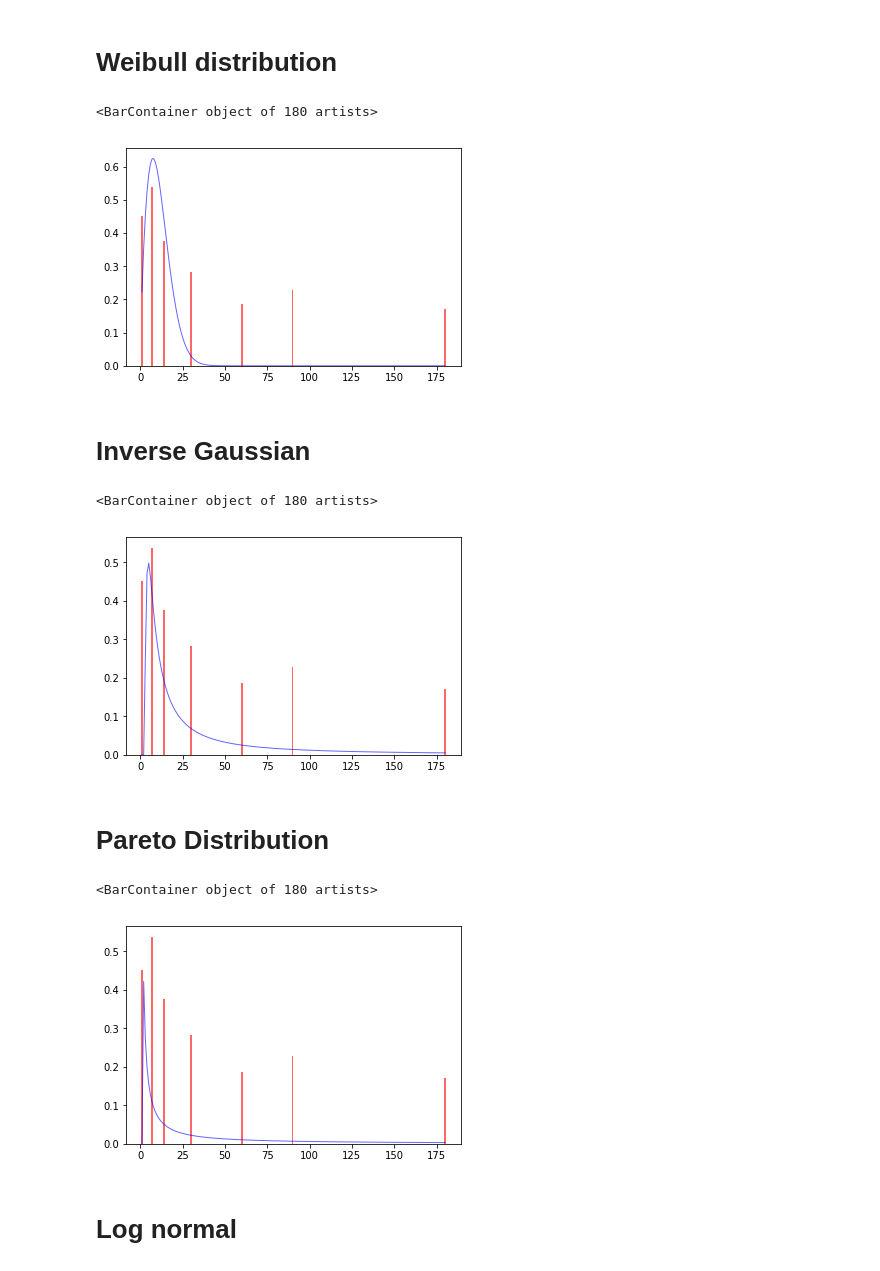
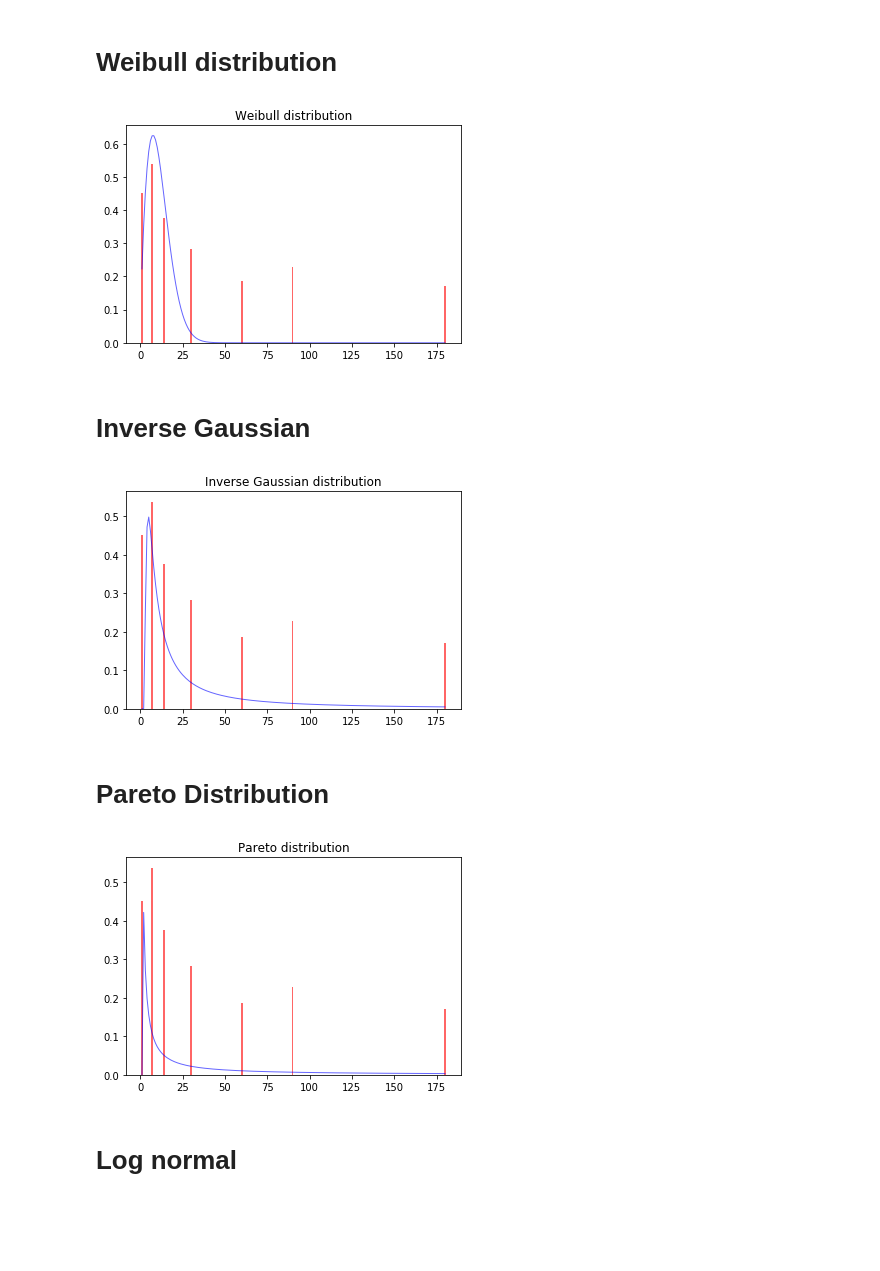
Before and after one commit to Pabi235/ML-code, a Jupyter notebook: TestAssignment/TestAssignment.ipynb, the cells around one changed output. Saved outputs shown, nothing was run; the diff lists cells and outputs as text; code cells hidden in the pictures; blank space fills up the shorter version.

Commit message:
Fix labels on graphs

```diff
--- a/TestAssignment/TestAssignment.ipynb
+++ b/TestAssignment/TestAssignment.ipynb
@@ -326,11 +326,11 @@ weibull_scale = 12.534234
 Weibull_Variates = scipy.stats.distributions.weibull_min.pdf(days_since_install, c,weibull_loc,weibull_scale) * 10
 # %%
 fig, ax = plt.subplots(1, 1)
-ax.plot(days_since_install,Weibull_Variates, lw=1, alpha=0.6, label='weibull_min pdf',color = 'blue')
-ax.bar(days_since_install,RentionVals, lw=1, alpha=0.6, label='weibull_min pdf', color = 'red')
+ax.plot(days_since_install,Weibull_Variates, lw=1, alpha=0.6,color = 'blue')
+ax.bar(days_since_install,RentionVals, lw=1, alpha=0.6, color = 'red')
+ax.title.set_text('Weibull distribution')
 # %% [output]
-<BarContainer object of 180 artists>
-[figure, old version]
+[figure, new version]
 # %% [markdown]
 # Inverse Gaussian
 # %%
@@ -345,10 +345,10 @@ InverseGauss_Variates = scipy.stats.distributions.invgauss.pdf(days_since_instal
 # %%
 fig, ax = plt.subplots(1, 1)
 ax.plot(days_since_install,InverseGauss_Variates, lw=1, alpha=0.6, label='InverseGauss Variates pdf',color = 'blue')
-ax.bar(days_since_install,RentionVals, lw=1, alpha=0.6, label='weibull_min pdf', color = 'red')
+ax.bar(days_since_install,RentionVals, lw=1, alpha=0.6, color = 'red')
+ax.title.set_text('Inverse Gaussian distribution')
 # %% [output]
-<BarContainer object of 180 artists>
-[figure, old version]
+[figure, new version]
 # %% [markdown]
 # Pareto Distribution
 # %%
@@ -362,11 +362,11 @@ Pareto_Variates = scipy.stats.distributions.pareto.pdf(days_since_install, Paret
                                                                Pareto_scale) * 10
 # %%
 fig, ax = plt.subplots(1, 1)
-ax.plot(days_since_install,Pareto_Variates, lw=1, alpha=0.6, label='Pareto Variates Variates pdf',color = 'blue')
-ax.bar(days_since_install,RentionVals, lw=1, alpha=0.6, label='weibull_min pdf', color = 'red')
+ax.plot(days_since_install,Pareto_Variates, lw=1, alpha=0.6,color = 'blue')
+ax.bar(days_since_install,RentionVals, lw=1, alpha=0.6 ,color = 'red')
+ax.title.set_text('Pareto distribution')
 # %% [output]
-<BarContainer object of 180 artists>
-[figure, old version]
+[figure, new version]
 # %% [markdown]
 # Log normal
 # %%
```
Also changed, not shown: parts of 7 cells of this notebook.
